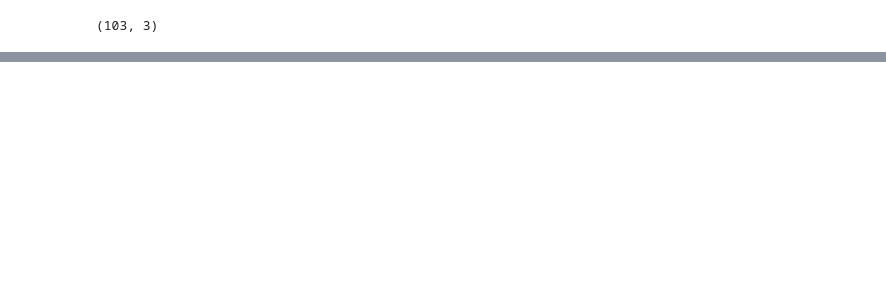
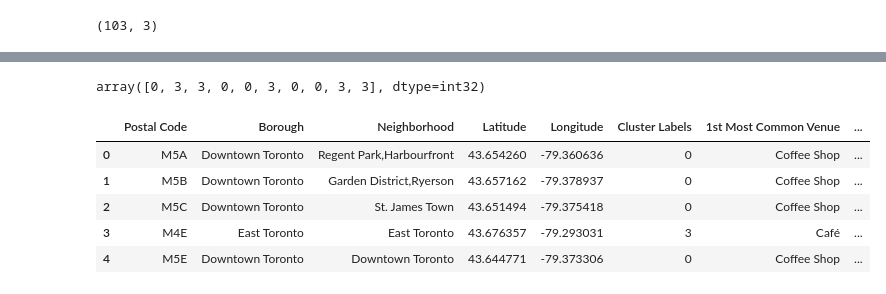
Before and after one commit to AymericRouger/Coursera_Capstone, a Jupyter notebook: Web_scraping.ipynb, the cells around one changed output, grey strips where cells are left out. Drawn from its saved outputs; the diff is of its cells as text; code cells hidden in the pictures; blank space fills up the shorter version.

```diff
--- a/Web_scraping.ipynb
+++ b/Web_scraping.ipynb
@@ -117,0 +344,21 @@ df.shape
+# %%
+num_top_venues = 10
+
+indicators = ['st', 'nd', 'rd']
+
+# create columns according to number of top venues
+columns = ['Neighborhood']
+for ind in np.arange(num_top_venues):
+    try:
+        columns.append('{}{} Most Common Venue'.format(ind+1, indicators[ind]))
+    except:
+        columns.append('{}th Most Common Venue'.format(ind+1))
+
+# create a new dataframe
+neighborhoods_venues_sorted = pd.DataFrame(columns=columns)
+neighborhoods_venues_sorted['Neighborhood'] = Toronto_grouped['Neighborhood']
+
+for ind in np.arange(Toronto_grouped.shape[0]):
+    neighborhoods_venues_sorted.iloc[ind, 1:] = return_most_common_venues(Toronto_grouped.iloc[ind, :], num_top_venues)
+
+neighborhoods_venues_sorted.head()
@@ -117,0 +372,31 @@ df.shape
+# %%
+from sklearn.cluster import KMeans
+# set number of clusters
+kclusters = 5
+
+Toronto_grouped_clustering = Toronto_grouped.drop('Neighborhood', 1)
+
+# run k-means clustering
+kmeans = KMeans(n_clusters=kclusters, random_state=0).fit(Toronto_grouped_clustering)
+
+# check cluster labels generated for each row in the dataframe
+kmeans.labels_[0:10]
+# %% [output]
+array([0, 3, 3, 0, 0, 3, 0, 0, 3, 3], dtype=int32)
+# %%
+# add clustering labels
+neighborhoods_venues_sorted.insert(0, 'Cluster Labels', kmeans.labels_)
+
+Toronto_merged = Toronto_data
+
+# merge toronto_grouped with toronto_data to add latitude/longitude for each neighborhood
+Toronto_merged = Toronto_merged.join(neighborhoods_venues_sorted.set_index('Neighborhood'), on='Neighborhood')
+
+Toronto_merged.head() # check the last columns!
+# %% [output]
+|  | Postal Code | Borough | Neighborhood | Latitude | Longitude | Cluster Labels | 1st Most Common Venue | ... |
+| 0 | M5A | Downtown Toronto | Regent Park,Harbourfront | 43.654260 | -79.360636 | 0 | Coffee Shop | ... |
+| 1 | M5B | Downtown Toronto | Garden District,Ryerson | 43.657162 | -79.378937 | 0 | Coffee Shop | ... |
+| 2 | M5C | Downtown Toronto | St. James Town | 43.651494 | -79.375418 | 0 | Coffee Shop | ... |
+| 3 | M4E | East Toronto | East Toronto | 43.676357 | -79.293031 | 3 | Café | ... |
+| 4 | M5E | Downtown Toronto | Downtown Toronto | 43.644771 | -79.373306 | 0 | Coffee Shop | ... |
```
Also changed, not shown: parts of 19 cells of this notebook.
